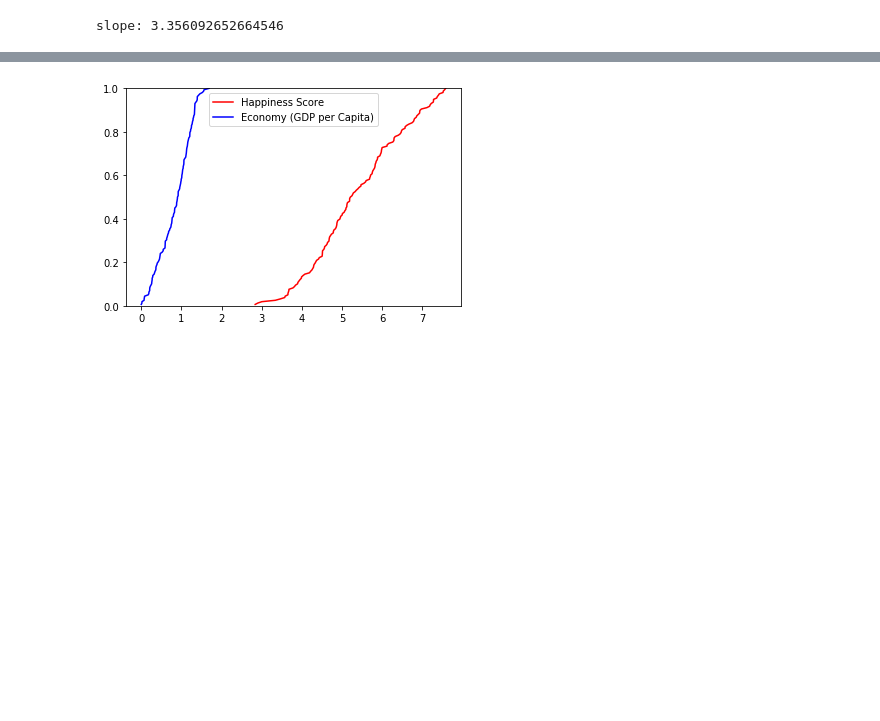
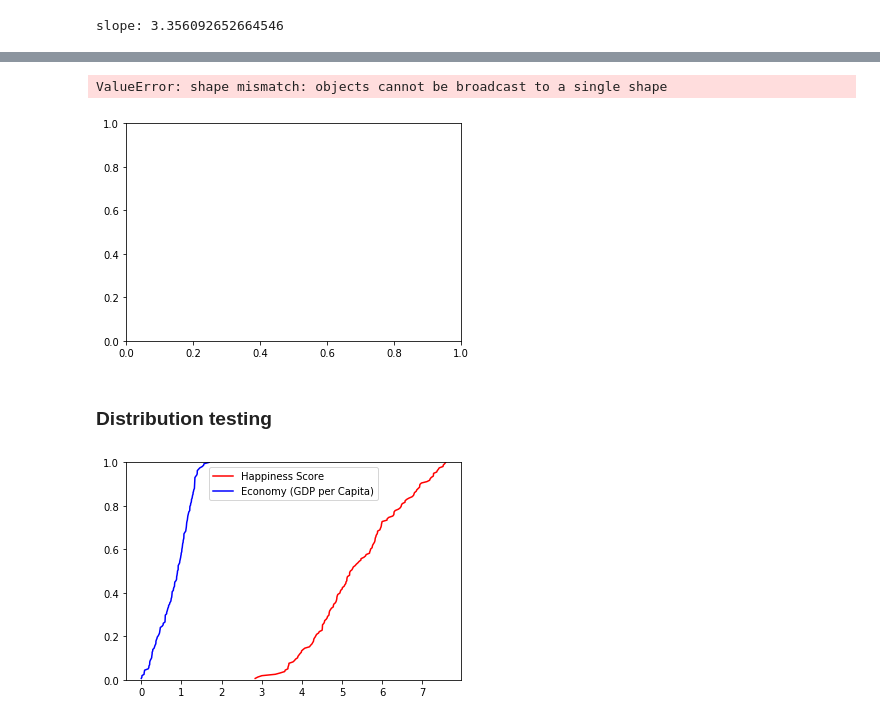
Before and after one commit to fsssa-iscteiulpt/FCD, a Jupyter notebook: World Happiness Report.ipynb, the cells around one changed output, grey strips where cells are left out. Drawn from its saved outputs; the diff is of its cells as text; code cells hidden in the pictures; blank space fills up the shorter version.

```diff
--- a/World Happiness Report.ipynb
+++ b/World Happiness Report.ipynb
@@ -183,3 +186,11 @@ slope: 3.356092652664546
+# %%
+series = df_2015['Happiness Score'].value_counts() / len(df_2015)
+plt.bar(df_2015['Happiness Score'], series)
+# %% [output]
+ValueError: shape mismatch: objects cannot be broadcast to a single shape
+[figure, added]
+# %% [markdown]
+### Distribution testing
 # %%
 score = df_2015['Happiness Score']
 gdp = df_2015['Economy (GDP per Capita)']
```
Also changed, not shown: parts of 5 cells of this notebook.
